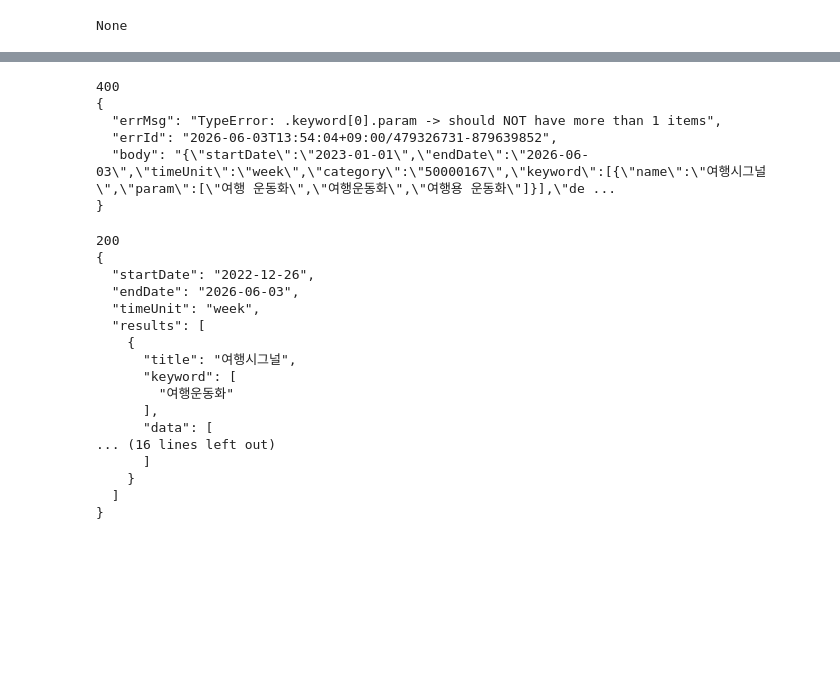
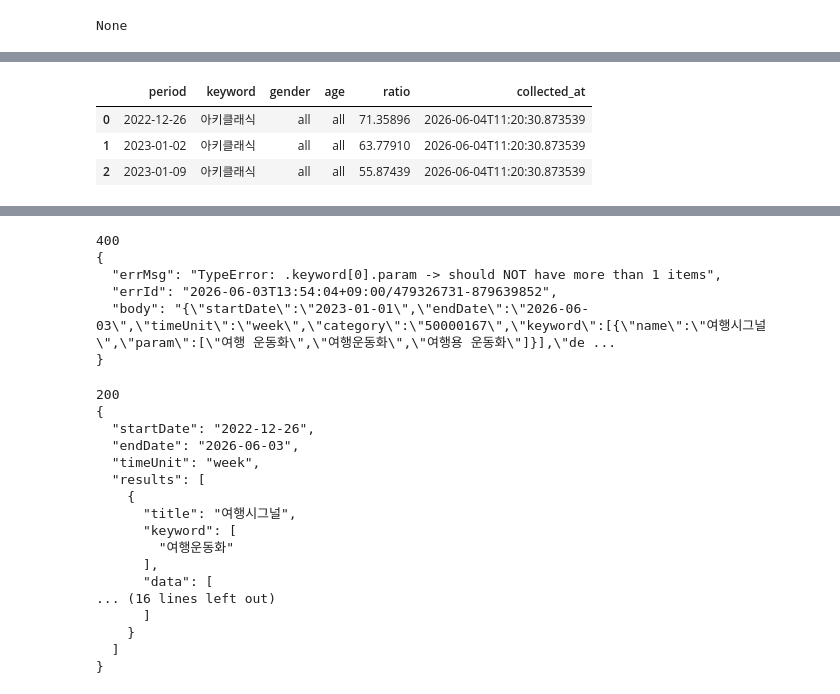
Before and after one commit to Songhyun98/AkiiiMonitor, a Jupyter notebook: test.ipynb, the cells around one changed output, grey strips where cells are left out. Cells and saved outputs as stored; diff of their text form; code cells hidden in the pictures; blank space fills up the shorter version.

```diff
--- a/test.ipynb
+++ b/test.ipynb
@@ -142,0 +149,3 @@ df
+# %%
+ns = pd.read_parquet(r"D:\Desktop\AkiiiMonitor\data\raw\naver_shopping\naver_shopping_20260604.parquet")
+ns.info()
@@ -143,3 +166,10 @@ df
+# %%
+ns.head(3)
+# %% [output]
+|  | period | keyword | gender | age | ratio | collected_at |
+| 0 | 2022-12-26 | 아키클래식 | all | all | 71.35896 | 2026-06-04T11:20:30.873539 |
+| 1 | 2023-01-02 | 아키클래식 | all | all | 63.77910 | 2026-06-04T11:20:30.873539 |
+| 2 | 2023-01-09 | 아키클래식 | all | all | 55.87439 | 2026-06-04T11:20:30.873539 |
 # %%
 from collectors.naver_shopping import NaverShoppingCollector
 import json
```
Also changed, not shown: parts of 26 cells of this notebook, 11 other files.
